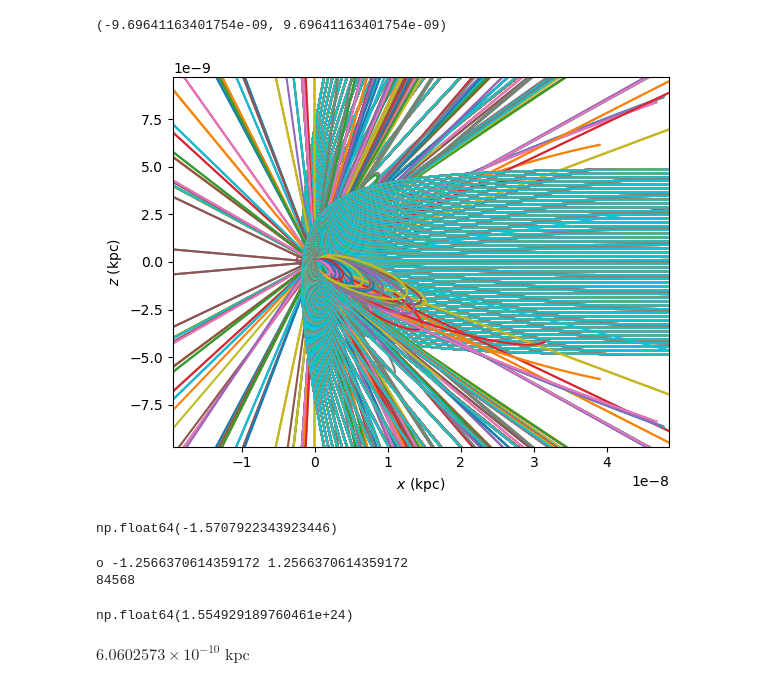
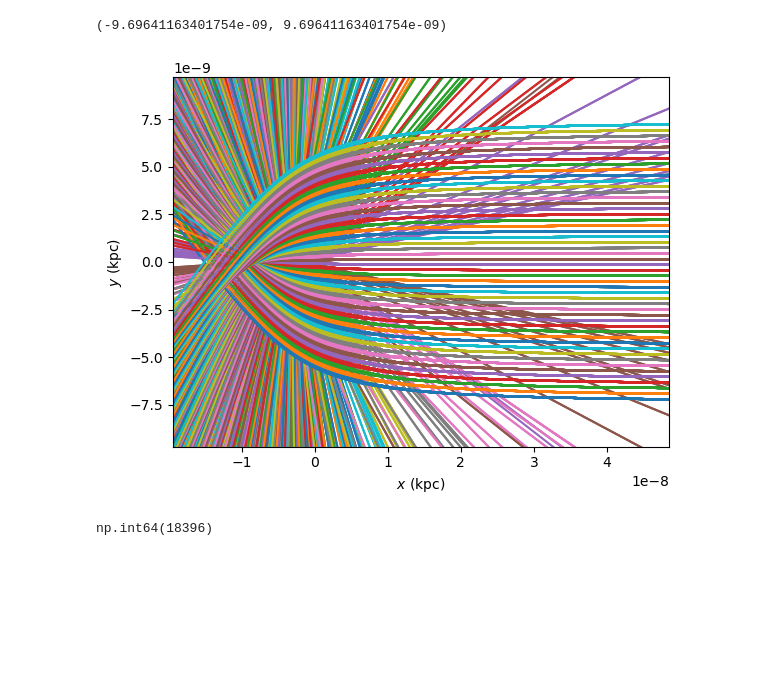
Before and after one commit to shauryagarg145/dark-matter-waves, a Jupyter notebook: solving_trajectories.ipynb, the cells around one changed output. Cells and saved outputs as stored; diff of their text form; code cells hidden in the pictures; blank space fills up the shorter version.

```diff
--- a/solving_trajectories.ipynb
+++ b/solving_trajectories.ipynb
@@ -27,11 +27,11 @@ r = r / norm(r) * rs
 num = 50
 points = []
 
-dist = 1
+dist = 1.5
 
 z = np.linspace(-dist, dist, num) * rs * u.km
 y = np.linspace(-dist, dist, num) * rs * u.km
-x = 10 * rs * u.km
+x = 20 * rs * u.km
 
 rho = np.sqrt(x*x + y*y)
 phi = np.arctan(y/x)
@@ -39,9 +39,13 @@ phi = np.arctan(y/x)
 for i in range(num):
     for j in range(num):
         sp = [x.value, y[j].value, z[i].value]
-        esc = np.sqrt(acon.GM_sun * 2/ np.linalg.norm(np.array(sp)) / u.km)
-        esc = np.sqrt((acon.GM_sun * 2/ rs * (1 / 10)) / u.km + (20 * u.km / u.s)**2)
-        points.append([rho[j], -esc.to(u.km / u.s), 0 * u.km / u.s, z[i] , 0 * u.km / u.s, phi[j]])
+        vx = np.sqrt(acon.GM_sun * 2/ np.linalg.norm(np.array(sp)) / u.km)
+        vx = -35 * u.km / u.s
+
+        vR = vx*  np.cos(phi[j])
+        vT = - vx * np.sin(phi[j])
+
+        points.append([rho[j], vR.to(u.km / u.s), vT, z[i] , 0 * u.km / u.s, phi[j]])
 # %%
 # 1. Initialize the orbit [R, vR, vT, z, vz, phi]
 o = Orbit(points)
@@ -66,9 +65,9 @@ rs_kpc = (rs * u.km).to(u.kpc).value
 # %%
-o.plot(d1 = 'x', d2='z')
+o.plot(d1 = 'x', d2='y')
 plt.xlim(-4 * rs_kpc, 10 * rs_kpc)
 plt.ylim(-2 * rs_kpc, 2 * rs_kpc)
 # %% [output]
 (-9.69641163401754e-09, 9.69641163401754e-09)
-[figure, old version]
+[figure, new version]
 # %%
 orbit = o.getOrbit()
@@ -118,4 +73,0 @@ def denPoints(ri, ro, t1, t2, y1, y2):
-# %%
-mask1.min()
-# %% [output]
-np.float64(-1.5707922343923446)
@@ -122,15 +104,11 @@ np.float64(-1.5707922343923446)
 # %%
-first = denPoints(9.8, 10, np.pi/20, -np.pi/20, -5, 5)
-second = denPoints(0.9, 1.1, np.pi/2 - np.pi/10, -np.pi/2 + np.pi/10, -0.05, 0.05)
-first
+#first = denPoints(9.8, 10, np.pi/20, -np.pi/20, -5, 5)
+y1 = ((0.1 * rs * u.km).to(u.kpc) / 8).value
+
+second = denPoints(0.9, 1.1, np.pi/60 + np.pi, -np.pi/60 + np.pi, -y1, y1)
+second
 # %% [output]
-o -1.2566370614359172 1.2566370614359172
-84568
+np.int64(18396)
-np.float64(1.554929189760461e+24)
-# %%
-(rs * u.km).to(u.kpc) / 8
-# %% [output]
-$6.0602573 \times 10^{-10} \; \mathrm{kpc}$
 # %%
 num = 30
 
```
Also changed, not shown: parts of 6 cells of this notebook.
